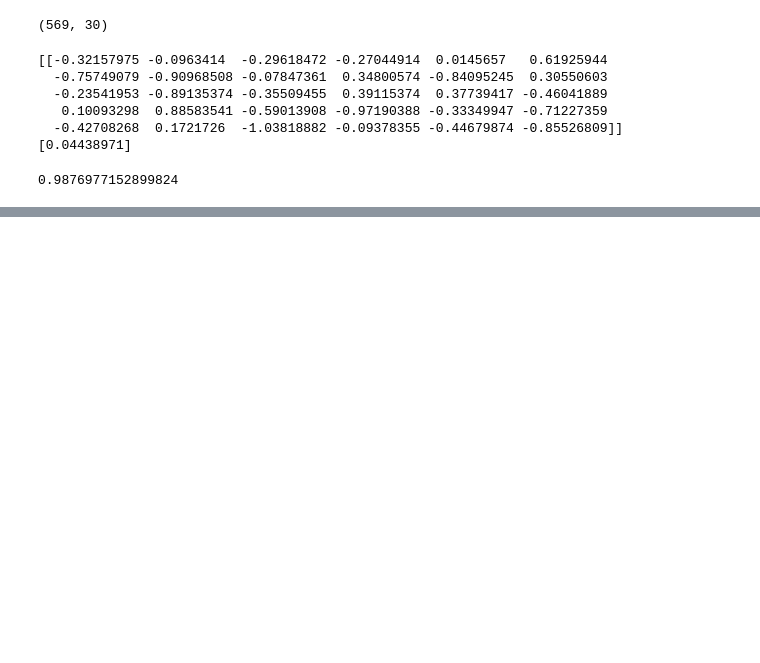
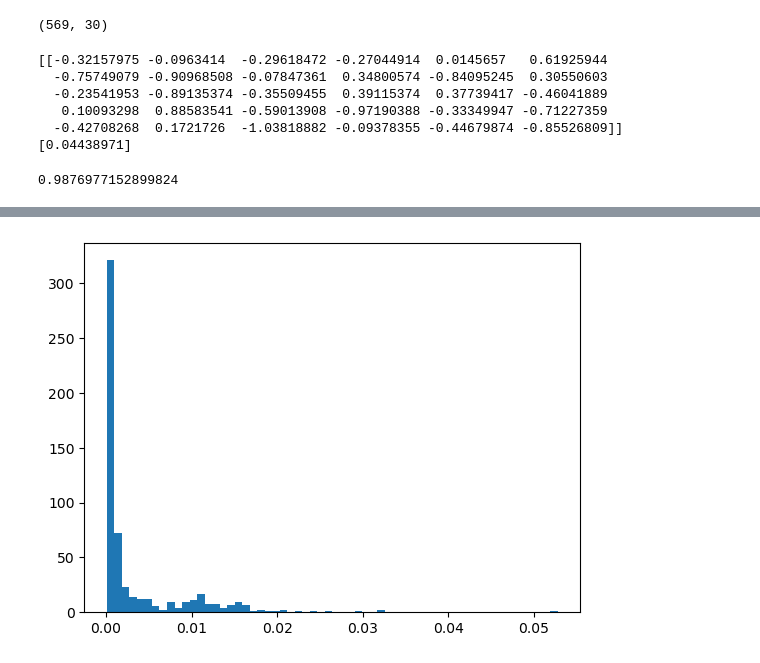
Before and after one commit to nerrma/thesis, a Jupyter notebook: svm/SVMtesting.ipynb, the cells around one changed output, grey strips where cells are left out. Cells and saved outputs as stored; diff of their text form; code cells hidden in the pictures; blank space fills up the shorter version.

```diff
--- a/svm/SVMtesting.ipynb
+++ b/svm/SVMtesting.ipynb
@@ -142,3 +143,8 @@ plt.legend()
+# %%
+plt.hist(np.linalg.norm(clf.weights_ - clf.loo_true_, axis=1), bins=60, label="diffs")
+plt.show()
+# %% [output]
+[figure, added]
 # %%
 clf.loo_iacv_
 # %% [output]
```
Also changed, not shown: parts of 33 cells of this notebook, 5 other files.
